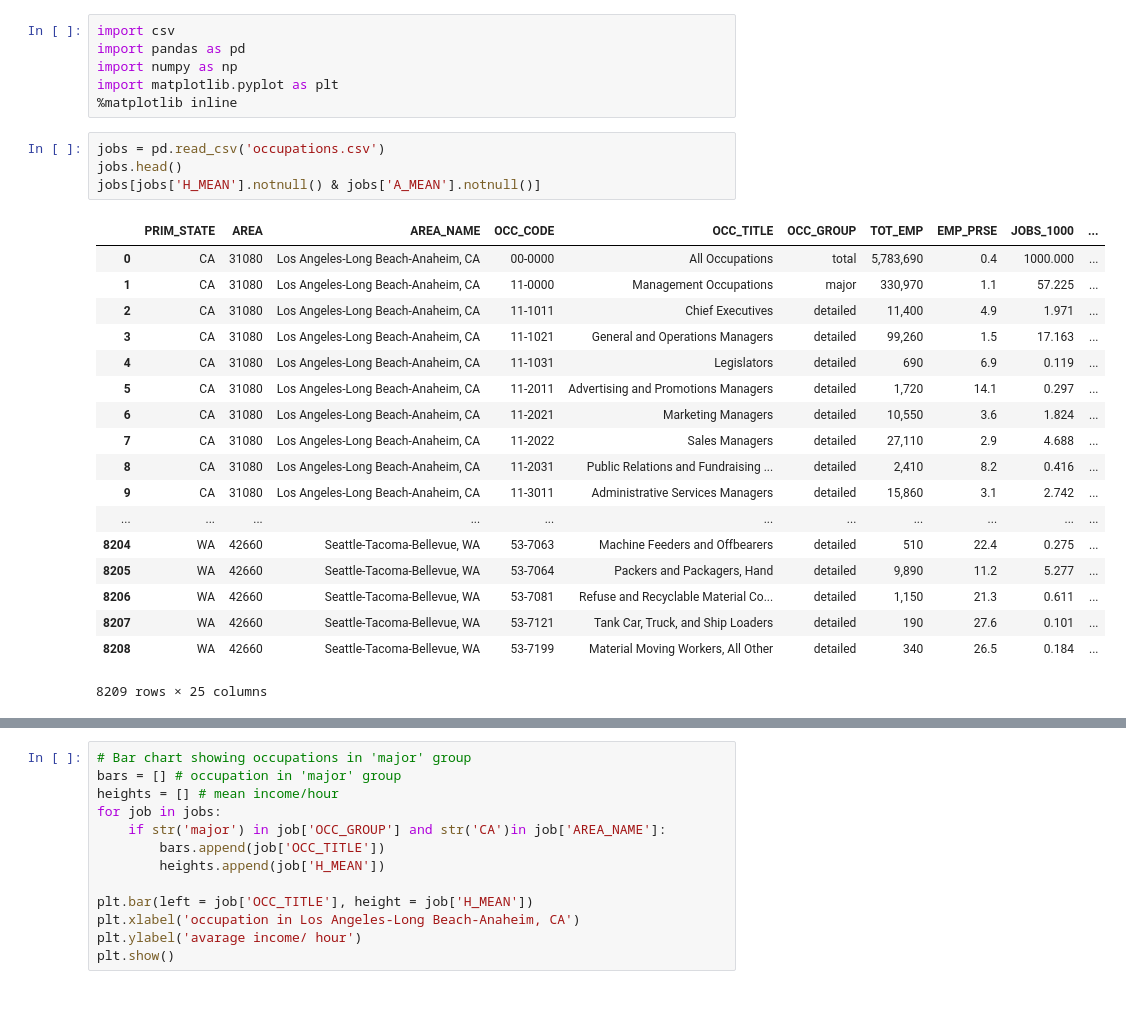
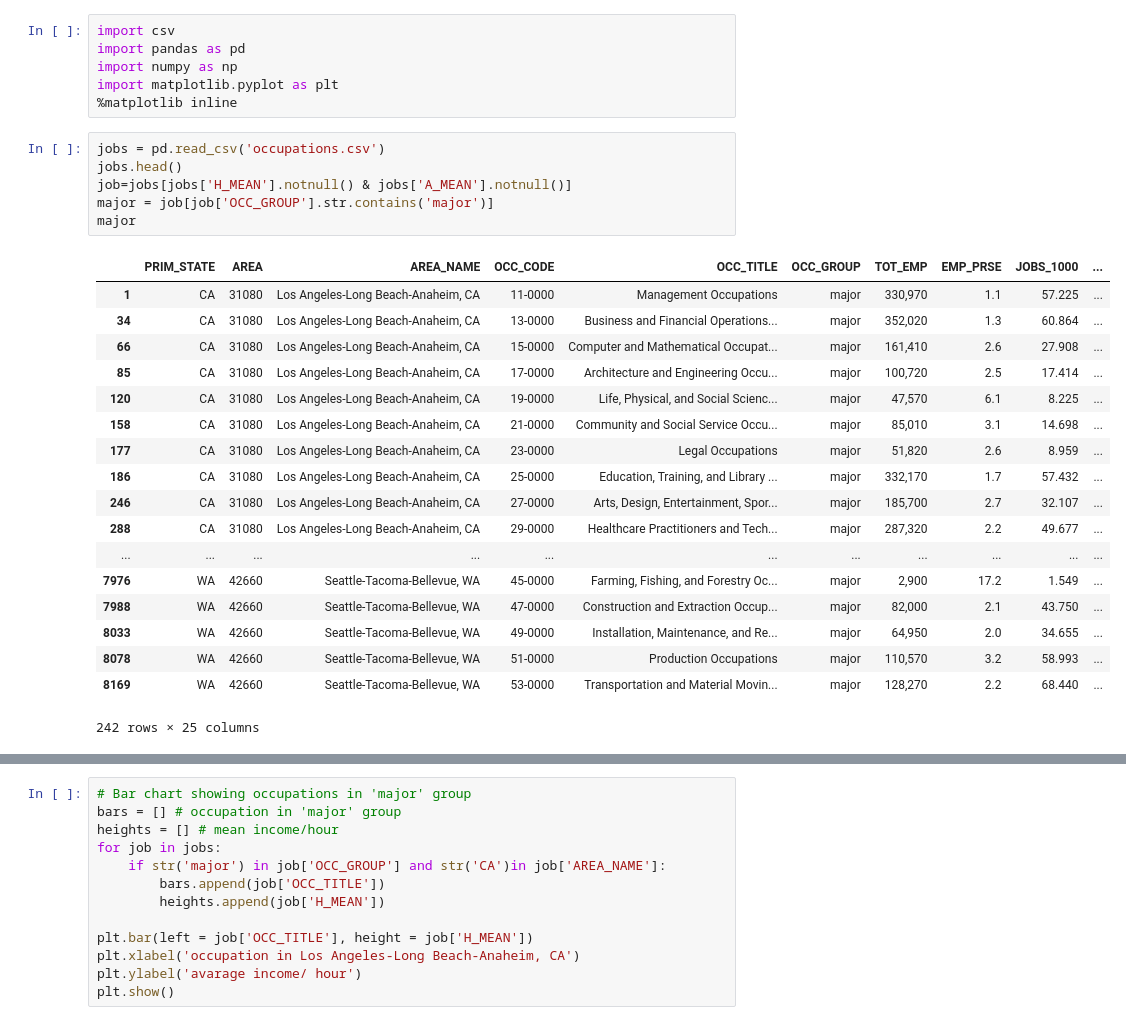
Before and after one commit to michelle604/Data-Science-Intro-Project, a Jupyter notebook: final project Q1.ipynb, the cells around one changed output, grey strips where cells are left out. Saved outputs shown, nothing was run; the diff lists cells and outputs as text.

```diff
--- a/final project Q1.ipynb
+++ b/final project Q1.ipynb
@@ -7,23 +7,25 @@ import matplotlib.pyplot as plt
 # %%
 jobs = pd.read_csv('occupations.csv')
 jobs.head()
-jobs[jobs['H_MEAN'].notnull() & jobs['A_MEAN'].notnull()]
+job=jobs[jobs['H_MEAN'].notnull() & jobs['A_MEAN'].notnull()]
+major = job[job['OCC_GROUP'].str.contains('major')]
+major
 # %% [output]
 |  | PRIM_STATE | AREA | AREA_NAME | OCC_CODE | OCC_TITLE | OCC_GROUP | TOT_EMP | EMP_PRSE | JOBS_1000 | ... |
-| 0 | CA | 31080 | Los Angeles-Long Beach-Anaheim, CA | 00-0000 | All Occupations | total | 5,783,690 | 0.4 | 1000.000 | ... |
 | 1 | CA | 31080 | Los Angeles-Long Beach-Anaheim, CA | 11-0000 | Management Occupations | major | 330,970 | 1.1 | 57.225 | ... |
-| 2 | CA | 31080 | Los Angeles-Long Beach-Anaheim, CA | 11-1011 | Chief Executives | detailed | 11,400 | 4.9 | 1.971 | ... |
-| 3 | CA | 31080 | Los Angeles-Long Beach-Anaheim, CA | 11-1021 | General and Operations Managers | detailed | 99,260 | 1.5 | 17.163 | ... |
-| 4 | CA | 31080 | Los Angeles-Long Beach-Anaheim, CA | 11-1031 | Legislators | detailed | 690 | 6.9 | 0.119 | ... |
-| 5 | CA | 31080 | Los Angeles-Long Beach-Anaheim, CA | 11-2011 | Advertising and Promotions Managers | detailed | 1,720 | 14.1 | 0.297 | ... |
-| 6 | CA | 31080 | Los Angeles-Long Beach-Anaheim, CA | 11-2021 | Marketing Managers | detailed | 10,550 | 3.6 | 1.824 | ... |
-| 7 | CA | 31080 | Los Angeles-Long Beach-Anaheim, CA | 11-2022 | Sales Managers | detailed | 27,110 | 2.9 | 4.688 | ... |
-| 8 | CA | 31080 | Los Angeles-Long Beach-Anaheim, CA | 11-2031 | Public Relations and Fundraising ... | detailed | 2,410 | 8.2 | 0.416 | ... |
-| 9 | CA | 31080 | Los Angeles-Long Beach-Anaheim, CA | 11-3011 | Administrative Services Managers | detailed | 15,860 | 3.1 | 2.742 | ... |
+| 34 | CA | 31080 | Los Angeles-Long Beach-Anaheim, CA | 13-0000 | Business and Financial Operations... | major | 352,020 | 1.3 | 60.864 | ... |
+| 66 | CA | 31080 | Los Angeles-Long Beach-Anaheim, CA | 15-0000 | Computer and Mathematical Occupat... | major | 161,410 | 2.6 | 27.908 | ... |
+| 85 | CA | 31080 | Los Angeles-Long Beach-Anaheim, CA | 17-0000 | Architecture and Engineering Occu... | major | 100,720 | 2.5 | 17.414 | ... |
+| 120 | CA | 31080 | Los Angeles-Long Beach-Anaheim, CA | 19-0000 | Life, Physical, and Social Scienc... | major | 47,570 | 6.1 | 8.225 | ... |
+| 158 | CA | 31080 | Los Angeles-Long Beach-Anaheim, CA | 21-0000 | Community and Social Service Occu... | major | 85,010 | 3.1 | 14.698 | ... |
+| 177 | CA | 31080 | Los Angeles-Long Beach-Anaheim, CA | 23-0000 | Legal Occupations | major | 51,820 | 2.6 | 8.959 | ... |
+| 186 | CA | 31080 | Los Angeles-Long Beach-Anaheim, CA | 25-0000 | Education, Training, and Library ... | major | 332,170 | 1.7 | 57.432 | ... |
+| 246 | CA | 31080 | Los Angeles-Long Beach-Anaheim, CA | 27-0000 | Arts, Design, Entertainment, Spor... | major | 185,700 | 2.7 | 32.107 | ... |
+| 288 | CA | 31080 | Los Angeles-Long Beach-Anaheim, CA | 29-0000 | Healthcare Practitioners and Tech... | major | 287,320 | 2.2 | 49.677 | ... |
 | ... | ... | ... | ... | ... | ... | ... | ... | ... | ... | ... |
-| 8204 | WA | 42660 | Seattle-Tacoma-Bellevue, WA | 53-7063 | Machine Feeders and Offbearers | detailed | 510 | 22.4 | 0.275 | ... |
-| 8205 | WA | 42660 | Seattle-Tacoma-Bellevue, WA | 53-7064 | Packers and Packagers, Hand | detailed | 9,890 | 11.2 | 5.277 | ... |
-| 8206 | WA | 42660 | Seattle-Tacoma-Bellevue, WA | 53-7081 | Refuse and Recyclable Material Co... | detailed | 1,150 | 21.3 | 0.611 | ... |
-| 8207 | WA | 42660 | Seattle-Tacoma-Bellevue, WA | 53-7121 | Tank Car, Truck, and Ship Loaders | detailed | 190 | 27.6 | 0.101 | ... |
-| 8208 | WA | 42660 | Seattle-Tacoma-Bellevue, WA | 53-7199 | Material Moving Workers, All Other | detailed | 340 | 26.5 | 0.184 | ... |
+| 7976 | WA | 42660 | Seattle-Tacoma-Bellevue, WA | 45-0000 | Farming, Fishing, and Forestry Oc... | major | 2,900 | 17.2 | 1.549 | ... |
+| 7988 | WA | 42660 | Seattle-Tacoma-Bellevue, WA | 47-0000 | Construction and Extraction Occup... | major | 82,000 | 2.1 | 43.750 | ... |
+| 8033 | WA | 42660 | Seattle-Tacoma-Bellevue, WA | 49-0000 | Installation, Maintenance, and Re... | major | 64,950 | 2.0 | 34.655 | ... |
+| 8078 | WA | 42660 | Seattle-Tacoma-Bellevue, WA | 51-0000 | Production Occupations | major | 110,570 | 3.2 | 58.993 | ... |
+| 8169 | WA | 42660 | Seattle-Tacoma-Bellevue, WA | 53-0000 | Transportation and Material Movin... | major | 128,270 | 2.2 | 68.440 | ... |
-8209 rows × 25 columns
+242 rows × 25 columns
```
Also changed, not shown: parts of 4 cells of this notebook.
